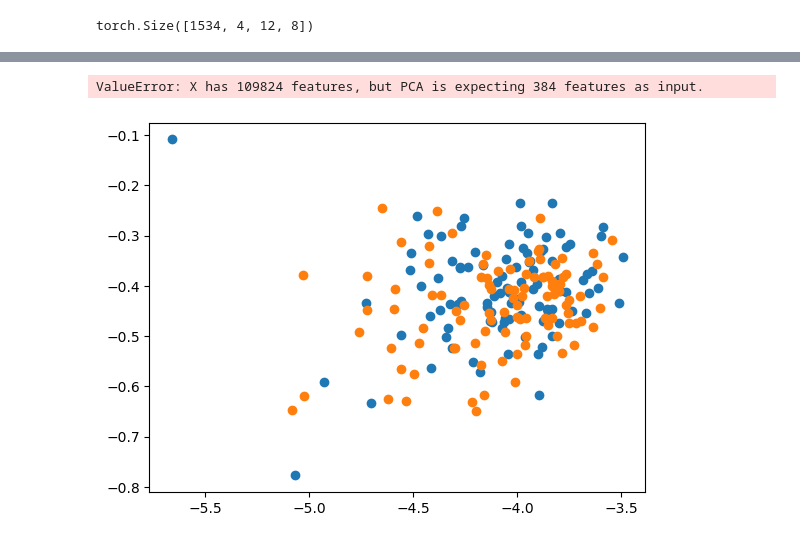
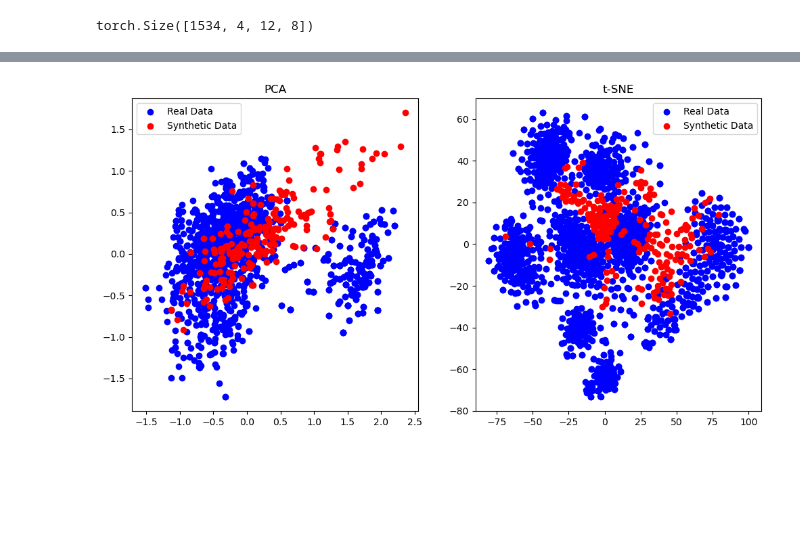
Before and after one commit to aarnol/fNIRS-GAN, a Jupyter notebook: signal_comparison.ipynb, the cells around one changed output, grey strips where cells are left out. Saved outputs shown, nothing was run; the diff lists cells and outputs as text; code cells hidden in the pictures; blank space fills up the shorter version.

```diff
--- a/signal_comparison.ipynb
+++ b/signal_comparison.ipynb
@@ -35,38 +38,40 @@ synth_labels = torch.cat([torch.zeros(synthetic_0.shape[0]), torch.ones(syntheti
-# %%
-import matplotlib.pyplot as plt
-import numpy as np
-from sklearn.manifold import TSNE
-from sklearn.decomposition import PCA
-
-real_fnirs = real_fnirs.numpy()
-synthetic_0 = synthetic_0.numpy()
-synthetic_1 = synthetic_1.numpy()
-all_synthetic = all_synthetic.numpy()
-
-real_fnirs = real_fnirs.reshape(real_fnirs.shape[0], -1)
-synthetic_0 = synthetic_0.reshape(synthetic_0.shape[0], -1)
-synthetic_1 = synthetic_1.reshape(synthetic_1.shape[0], -1)
-all_synthetic = all_synthetic.reshape(all_synthetic.shape[0], -1)
-real_ones = torch.cat(real_ones, dim=0).to('cpu').numpy().reshape(real_ones[0].shape[0], -1)
-real_zeros = torch.cat(real_zeros, dim=0).to('cpu').numpy().reshape(real_zeros[0].shape[0], -1)
-all = np.concatenate([real_fnirs, synthetic_0, synthetic_1], axis=0)
-pca = PCA(n_components=2)
-tsne = TSNE(n_components=2)
-
-pca.fit(all)
-all_tsne = tsne.fit_transform(all)
-
-for d in [synthetic_0, synthetic_1, real_ones, real_zeros]:
-    d_pca = pca.transform(d)
-    plt.scatter(d_pca[:, 0], d_pca[:, 1], label=f'{d.shape[0]} samples PCA')
-plt.legend
-plt.show()
-
-for d, label in zip([synthetic_0, synthetic_1, real_ones, real_zeros], ['Synthetic 0', 'Synthetic 1', 'Real Ones', 'Real Zeros']):
-    d_tsne = tsne.fit_transform(d)
-    plt.scatter(d_tsne[:, 0], d_tsne[:, 1], label=f'{label} t-SNE')
-plt.legend()
-plt.show()
-# %% [output]
-ValueError: X has 109824 features, but PCA is expecting 384 features as input.
-[figure, removed]
+# %%
+import matplotlib.pyplot as plt
+import numpy as np
+import seaborn as sns
+from sklearn.decomposition import PCA
+from sklearn.manifold import TSNE
+# Flatten the data for PCA and t-SNE
+real_fnirs_flat = real_fnirs.view(real_fnirs.size(0), -1)
+synthetic_flat = all_synthetic.view(all_synthetic.size(0), -1)
+
+# PCA
+pca = PCA(n_components=2)
+real_pca = pca.fit_transform(real_fnirs_flat)
+synthetic_pca = pca.transform(synthetic_flat)
+
+# t-SNE
+tsne = TSNE(n_components=2, random_state=42)
+combined_flat = torch.cat([real_fnirs_flat, synthetic_flat], dim=0)
+combined_tsne = tsne.fit_transform(combined_flat)
+real_tsne = combined_tsne[:real_fnirs_flat.size(0)]
+synthetic_tsne = combined_tsne[real_fnirs_flat.size(0):]
+
+# Plot PCA
+plt.figure(figsize=(12, 6))
+plt.subplot(1, 2, 1)
+plt.scatter(real_pca[:, 0], real_pca[:, 1], c='blue', label='Real Data')
+plt.scatter(synthetic_pca[:, 0], synthetic_pca[:, 1], c='red', label='Synthetic Data')
+plt.title('PCA')
+plt.legend()
+
+# Plot t-SNE
+plt.subplot(1, 2, 2)
+plt.scatter(real_tsne[:, 0], real_tsne[:, 1], c='blue', label='Real Data')
+plt.scatter(synthetic_tsne[:, 0], synthetic_tsne[:, 1], c='red', label='Synthetic Data')
+plt.title('t-SNE')
+plt.legend()
+
+plt.show()
+# %% [output]
+[figure, added]
```
Also changed, not shown: parts of 1 cell of this notebook, 2 other files.
